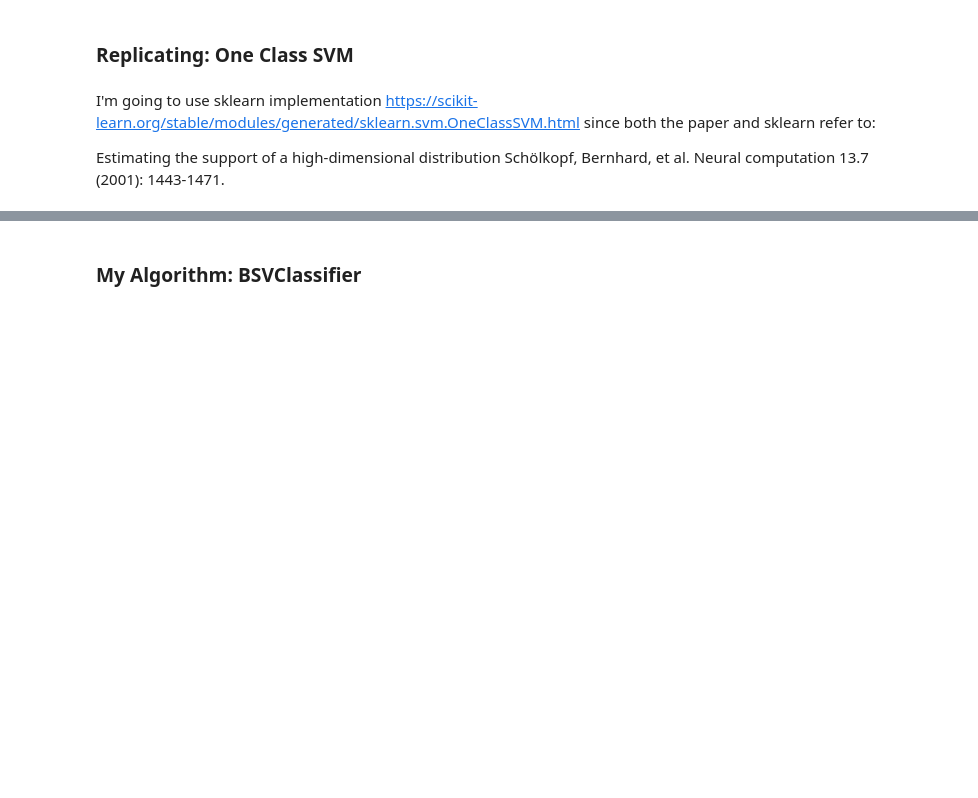
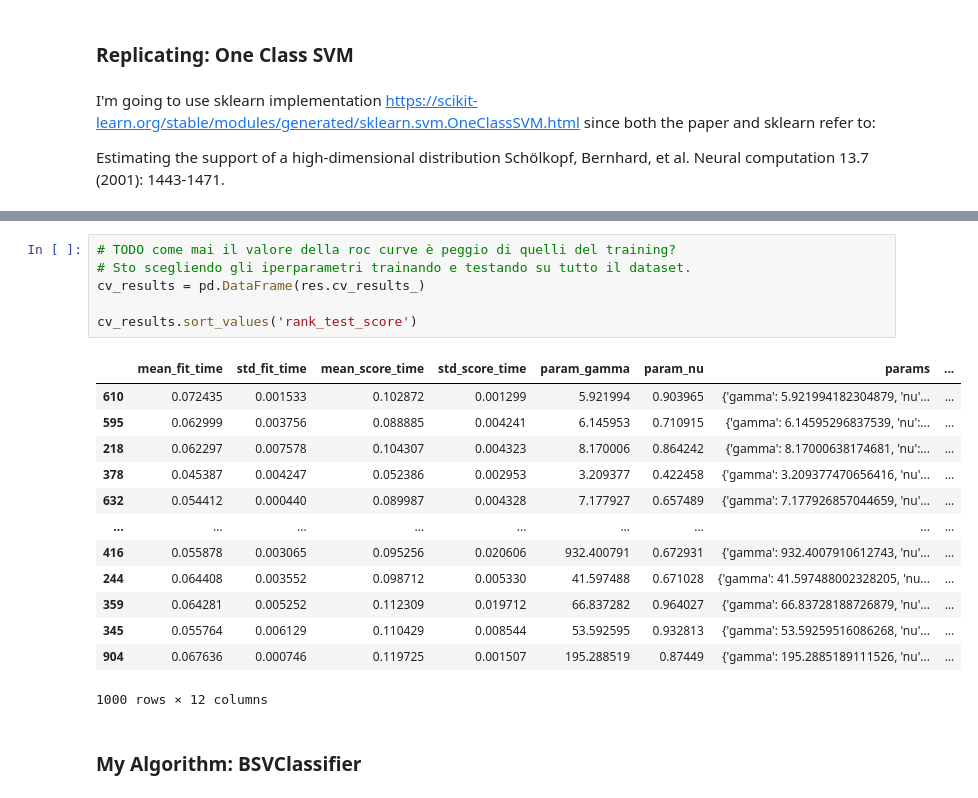
Before and after one commit to MaxFrax/FederatedLearningOutlierDetection, a Jupyter notebook: jupyter/Evaluation.ipynb, the cells around one changed output, grey strips where cells are left out. Cells and saved outputs as stored; diff of their text form; blank space fills up the shorter version.

```diff
--- a/jupyter/Evaluation.ipynb
+++ b/jupyter/Evaluation.ipynb
@@ -144,3 +140,23 @@ plt.show()
+# %%
+# TODO come mai il valore della roc curve è peggio di quelli del training?
+# Sto scegliendo gli iperparametri trainando e testando su tutto il dataset.
+cv_results = pd.DataFrame(res.cv_results_)
+
+cv_results.sort_values('rank_test_score')
+# %% [output]
+|  | mean_fit_time | std_fit_time | mean_score_time | std_score_time | param_gamma | param_nu | params | ... |
+| 610 | 0.072435 | 0.001533 | 0.102872 | 0.001299 | 5.921994 | 0.903965 | {'gamma': 5.921994182304879, 'nu'... | ... |
+| 595 | 0.062999 | 0.003756 | 0.088885 | 0.004241 | 6.145953 | 0.710915 | {'gamma': 6.14595296837539, 'nu':... | ... |
+| 218 | 0.062297 | 0.007578 | 0.104307 | 0.004323 | 8.170006 | 0.864242 | {'gamma': 8.17000638174681, 'nu':... | ... |
+| 378 | 0.045387 | 0.004247 | 0.052386 | 0.002953 | 3.209377 | 0.422458 | {'gamma': 3.209377470656416, 'nu'... | ... |
+| 632 | 0.054412 | 0.000440 | 0.089987 | 0.004328 | 7.177927 | 0.657489 | {'gamma': 7.177926857044659, 'nu'... | ... |
+| ... | ... | ... | ... | ... | ... | ... | ... | ... |
+| 416 | 0.055878 | 0.003065 | 0.095256 | 0.020606 | 932.400791 | 0.672931 | {'gamma': 932.4007910612743, 'nu'... | ... |
+| 244 | 0.064408 | 0.003552 | 0.098712 | 0.005330 | 41.597488 | 0.671028 | {'gamma': 41.597488002328205, 'nu... | ... |
+| 359 | 0.064281 | 0.005252 | 0.112309 | 0.019712 | 66.837282 | 0.964027 | {'gamma': 66.83728188726879, 'nu'... | ... |
+| 345 | 0.055764 | 0.006129 | 0.110429 | 0.008544 | 53.592595 | 0.932813 | {'gamma': 53.59259516086268, 'nu'... | ... |
+| 904 | 0.067636 | 0.000746 | 0.119725 | 0.001507 | 195.288519 | 0.87449 | {'gamma': 195.2885189111526, 'nu'... | ... |
+1000 rows × 12 columns
 # %% [markdown]
 ### My Algorithm: BSVClassifier
 # %% [markdown]
```
Also changed, not shown: parts of 13 cells of this notebook.
